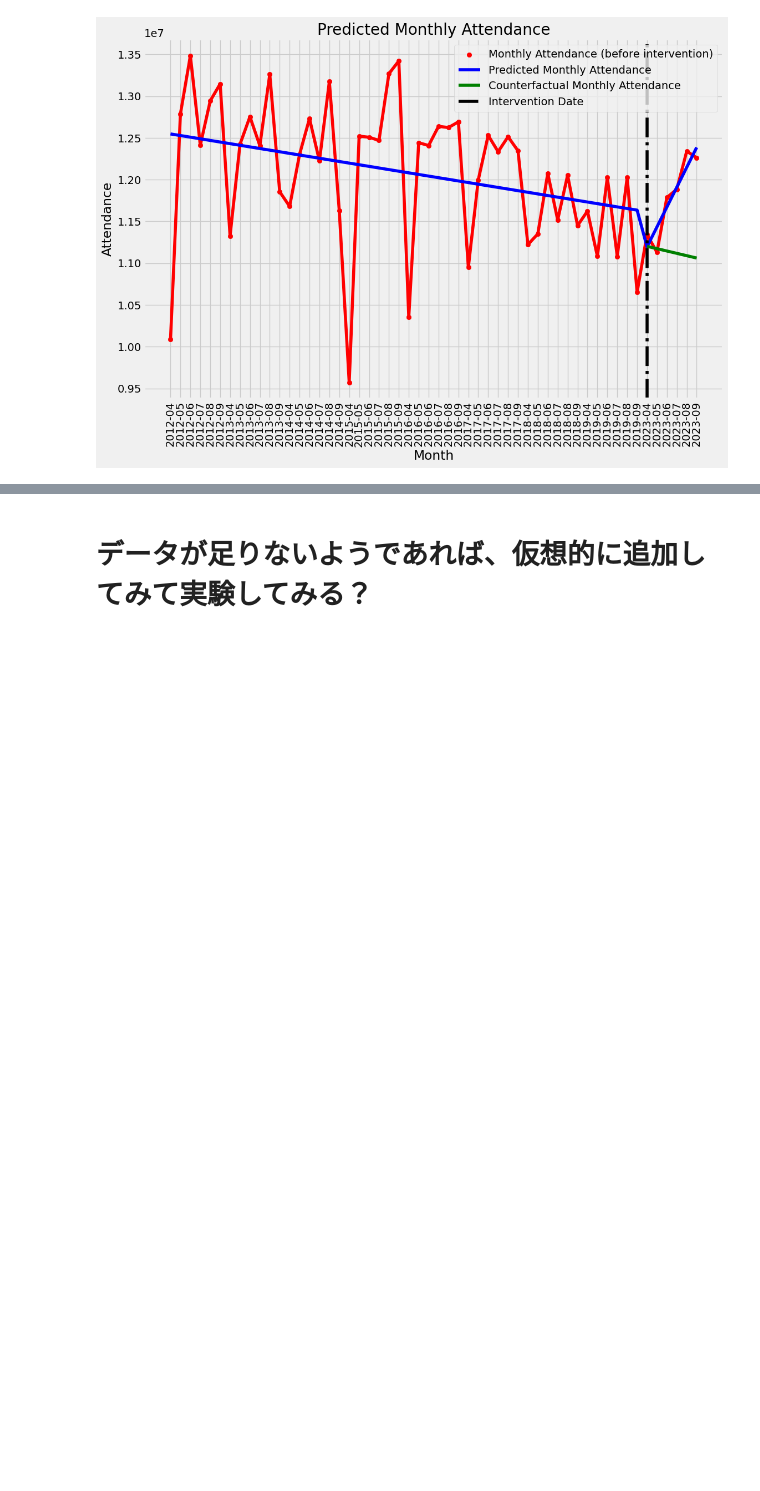
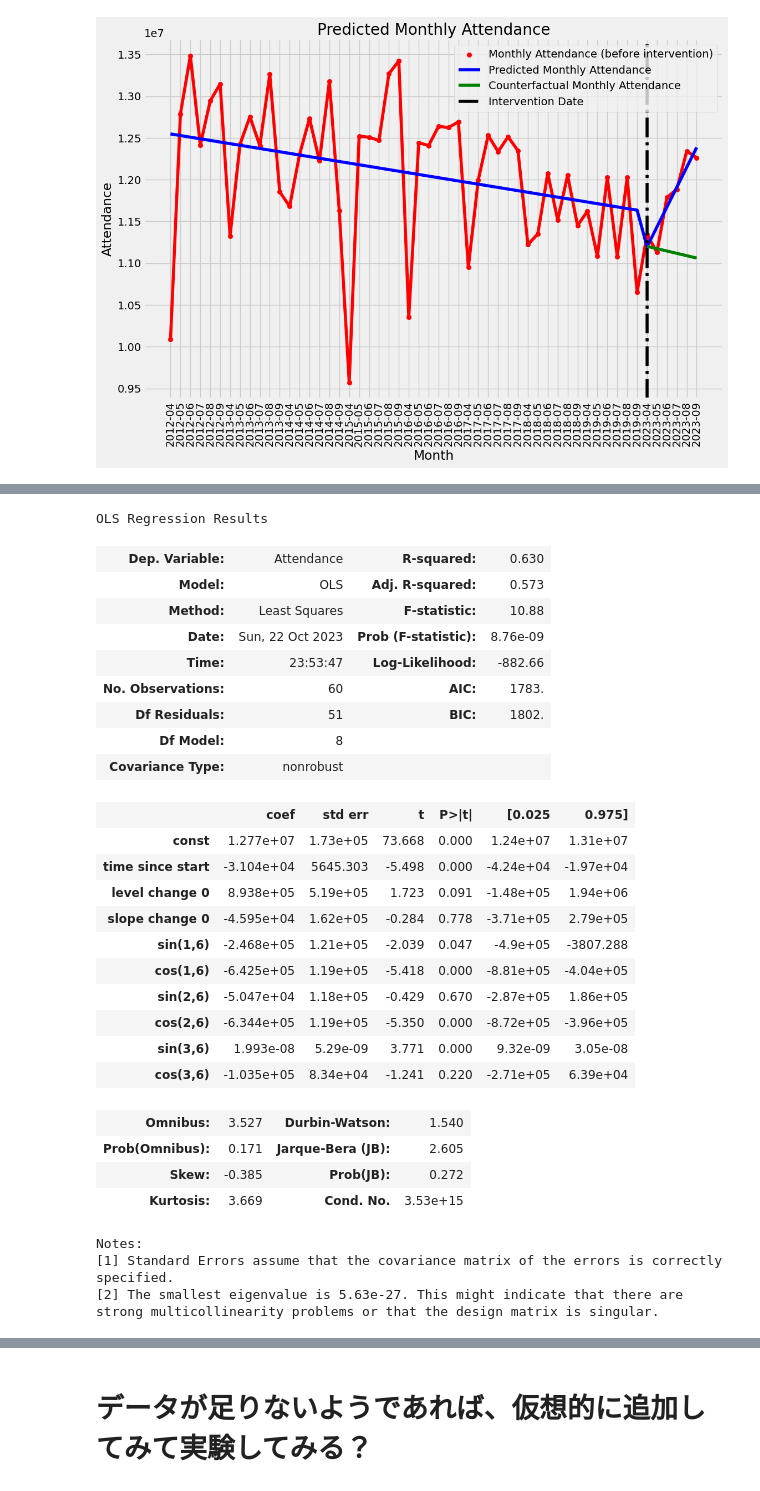
Before and after one commit to mohki7/graduation_thesis, a Jupyter notebook: headquarter.ipynb, the cells around one changed output, grey strips where cells are left out. Drawn from its saved outputs; the diff is of its cells as text; code cells hidden in the pictures; blank space fills up the shorter version.

```diff
--- a/headquarter.ipynb
+++ b/headquarter.ipynb
@@ -1434,0 +1829,32 @@ its_OLS_2022_removed.plot_predict(is_counterfactual=True)
+# %%
+test_mits.show_summary()
+# %% [output]
+OLS Regression Results
+| Dep. Variable: | Attendance | R-squared: | 0.630 |
+| Model: | OLS | Adj. R-squared: | 0.573 |
+| Method: | Least Squares | F-statistic: | 10.88 |
+| Date: | Sun, 22 Oct 2023 | Prob (F-statistic): | 8.76e-09 |
+| Time: | 23:53:47 | Log-Likelihood: | -882.66 |
+| No. Observations: | 60 | AIC: | 1783. |
+| Df Residuals: | 51 | BIC: | 1802. |
+| Df Model: | 8 |  |  |
+| Covariance Type: | nonrobust |  |  |
+|  | coef | std err | t | P>|t| | [0.025 | 0.975] |
+| const | 1.277e+07 | 1.73e+05 | 73.668 | 0.000 | 1.24e+07 | 1.31e+07 |
+| time since start | -3.104e+04 | 5645.303 | -5.498 | 0.000 | -4.24e+04 | -1.97e+04 |
+| level change 0 | 8.938e+05 | 5.19e+05 | 1.723 | 0.091 | -1.48e+05 | 1.94e+06 |
+| slope change 0 | -4.595e+04 | 1.62e+05 | -0.284 | 0.778 | -3.71e+05 | 2.79e+05 |
+| sin(1,6) | -2.468e+05 | 1.21e+05 | -2.039 | 0.047 | -4.9e+05 | -3807.288 |
+| cos(1,6) | -6.425e+05 | 1.19e+05 | -5.418 | 0.000 | -8.81e+05 | -4.04e+05 |
+| sin(2,6) | -5.047e+04 | 1.18e+05 | -0.429 | 0.670 | -2.87e+05 | 1.86e+05 |
+| cos(2,6) | -6.344e+05 | 1.19e+05 | -5.350 | 0.000 | -8.72e+05 | -3.96e+05 |
+| sin(3,6) | 1.993e-08 | 5.29e-09 | 3.771 | 0.000 | 9.32e-09 | 3.05e-08 |
+| cos(3,6) | -1.035e+05 | 8.34e+04 | -1.241 | 0.220 | -2.71e+05 | 6.39e+04 |
+| Omnibus: | 3.527 | Durbin-Watson: | 1.540 |
+| Prob(Omnibus): | 0.171 | Jarque-Bera (JB): | 2.605 |
+| Skew: | -0.385 | Prob(JB): | 0.272 |
+| Kurtosis: | 3.669 | Cond. No. | 3.53e+15 |
+Notes:
+[1] Standard Errors assume that the covariance matrix of the errors is correctly specified.
+[2] The smallest eigenvalue is 5.63e-27. This might indicate that there are
+strong multicollinearity problems or that the design matrix is singular.
```
Also changed, not shown: parts of 10 cells of this notebook.
